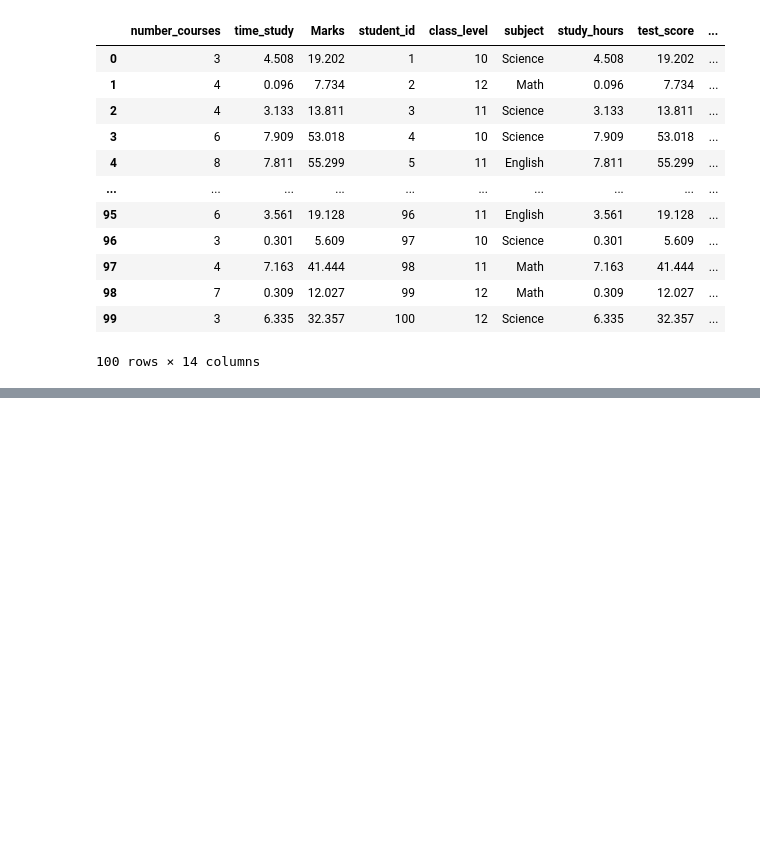
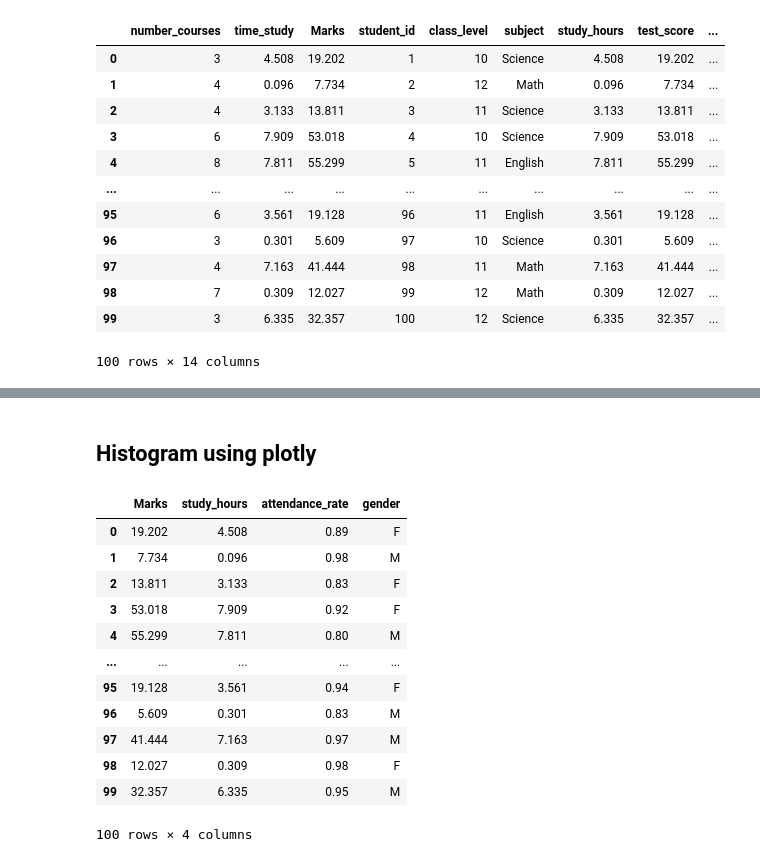
Before and after one commit to shahbaz-kamal/machine_learning, a Jupyter notebook: 16-data-visualization-with-seaborn-and-plotly/module-16.ipynb, the cells around one changed output, grey strips where cells are left out. Drawn from its saved outputs; the diff is of its cells as text; code cells hidden in the pictures; blank space fills up the shorter version.

```diff
--- a/16-data-visualization-with-seaborn-and-plotly/module-16.ipynb
+++ b/16-data-visualization-with-seaborn-and-plotly/module-16.ipynb
@@ -222,0 +244,18 @@ fig.show()
+# %% [markdown]
+## Histogram using plotly
+# %%
+student_marks
+# %% [output]
+|  | Marks | study_hours | attendance_rate | gender |
+| 0 | 19.202 | 4.508 | 0.89 | F |
+| 1 | 7.734 | 0.096 | 0.98 | M |
+| 2 | 13.811 | 3.133 | 0.83 | F |
+| 3 | 53.018 | 7.909 | 0.92 | F |
+| 4 | 55.299 | 7.811 | 0.80 | M |
+| ... | ... | ... | ... | ... |
+| 95 | 19.128 | 3.561 | 0.94 | F |
+| 96 | 5.609 | 0.301 | 0.83 | M |
+| 97 | 41.444 | 7.163 | 0.97 | M |
+| 98 | 12.027 | 0.309 | 0.98 | F |
+| 99 | 32.357 | 6.335 | 0.95 | M |
+100 rows × 4 columns
```
Also changed, not shown: parts of 4 cells of this notebook, 8 other files.
